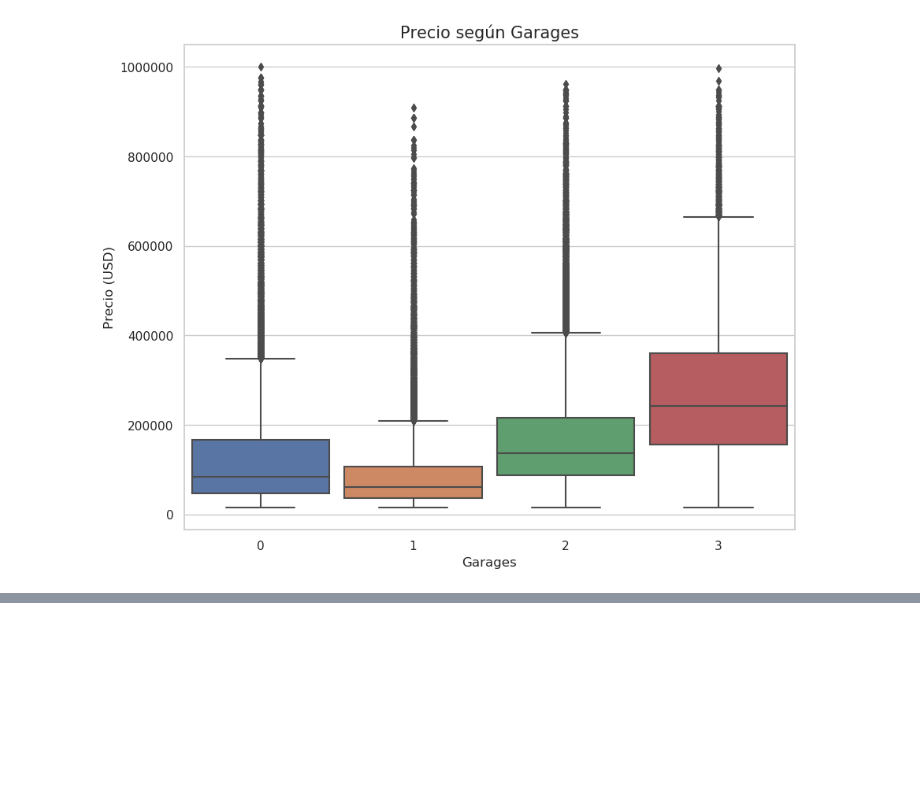
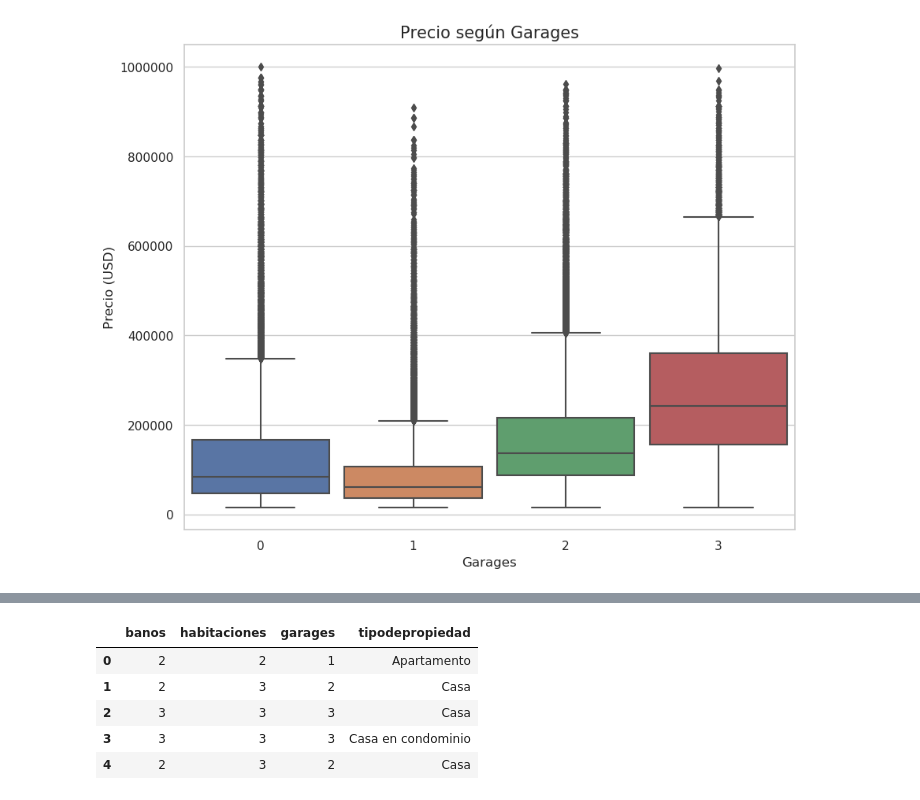
Before and after one commit to sebapenna/OrganizacionDeDatos, a Jupyter notebook: Analisis Baños, Habitaciones y Garages.ipynb, the cells around one changed output, grey strips where cells are left out. Saved outputs shown, nothing was run; the diff lists cells and outputs as text; code cells hidden in the pictures; blank space fills up the shorter version.

```diff
--- a/Analisis Baños, Habitaciones y Garages.ipynb
+++ b/Analisis Baños, Habitaciones y Garages.ipynb
@@ -484,0 +519,9 @@ Text(0.5, 0, 'Garages')
+# %%
+relacion.head()
+# %% [output]
+|  | banos | habitaciones | garages | tipodepropiedad |
+| 0 | 2 | 2 | 1 | Apartamento |
+| 1 | 2 | 3 | 2 | Casa |
+| 2 | 3 | 3 | 3 | Casa |
+| 3 | 3 | 3 | 3 | Casa en condominio |
+| 4 | 2 | 3 | 2 | Casa |
```
Also changed, not shown: parts of 11 cells of this notebook, 1 other file.
